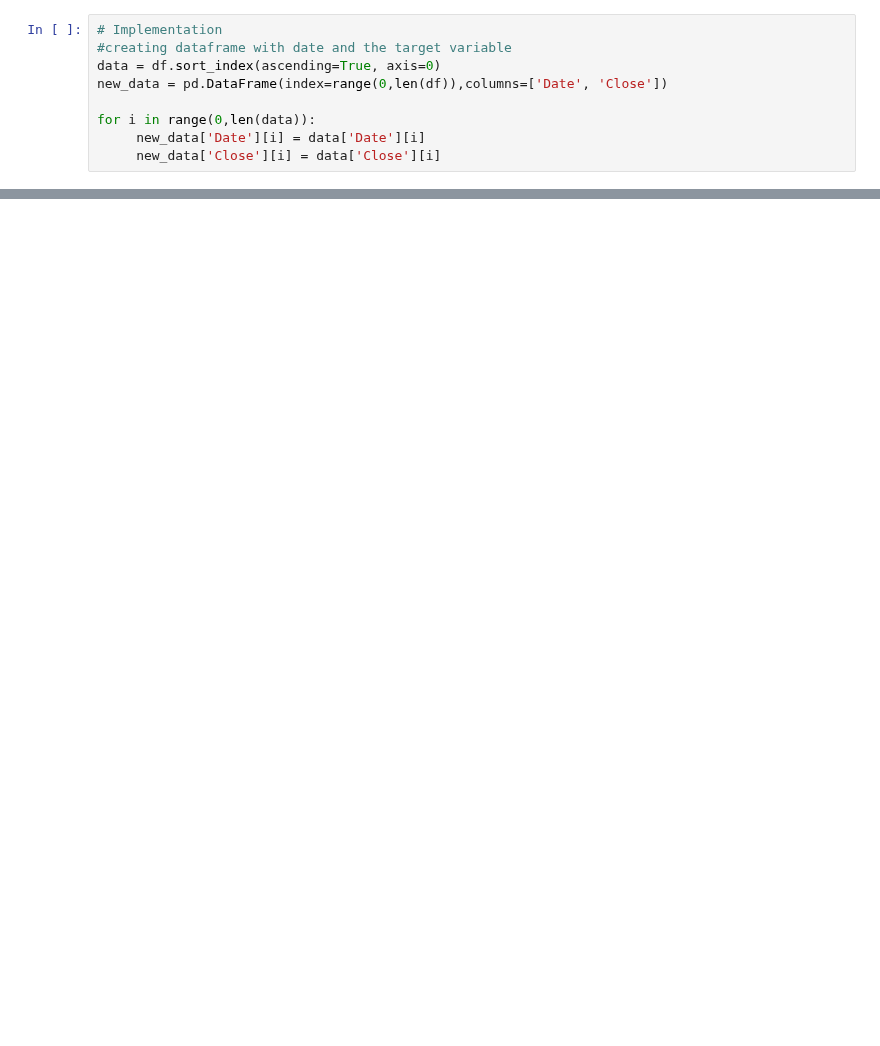
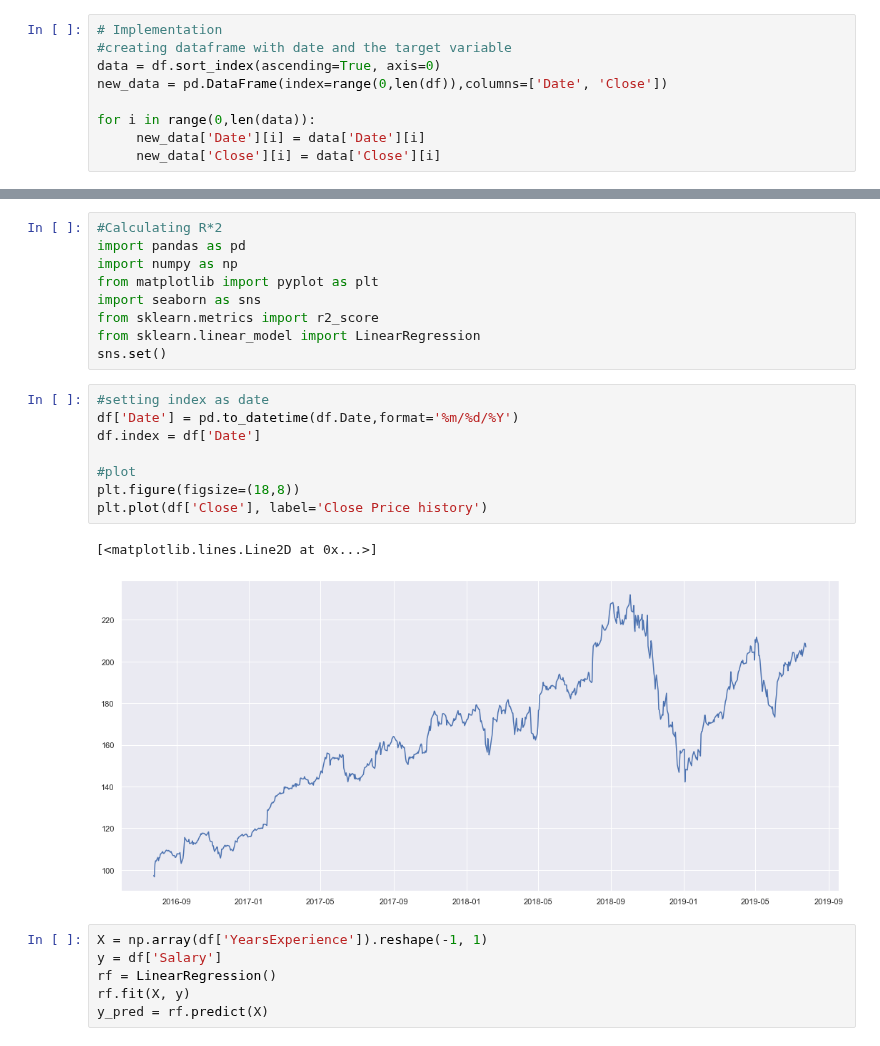
Before and after one commit to Bitakh80/Project-3--Machine-Learning, a Jupyter notebook: Stock Analysis .ipynb, the cells around one changed output, grey strips where cells are left out. Cells and saved outputs as stored; diff of their text form; blank space fills up the shorter version.

```diff
--- a/Stock Analysis .ipynb
+++ b/Stock Analysis .ipynb
@@ -166,0 +173,26 @@ See the caveats in the documentation: http://pandas.pydata.org/pandas-docs/stabl
+# %%
+#Calculating R*2
+import pandas as pd
+import numpy as np
+from matplotlib import pyplot as plt
+import seaborn as sns
+from sklearn.metrics import r2_score
+from sklearn.linear_model import LinearRegression
+sns.set()
+# %%
+#setting index as date
+df['Date'] = pd.to_datetime(df.Date,format='%m/%d/%Y')
+df.index = df['Date']
+
+#plot
+plt.figure(figsize=(18,8))
+plt.plot(df['Close'], label='Close Price history')
+# %% [output]
+[<matplotlib.lines.Line2D at 0x...>]
+[figure, added]
+# %%
+X = np.array(df['YearsExperience']).reshape(-1, 1)
+y = df['Salary']
+rf = LinearRegression()
+rf.fit(X, y)
+y_pred = rf.predict(X)
```
Also changed, not shown: parts of 25 cells of this notebook.
